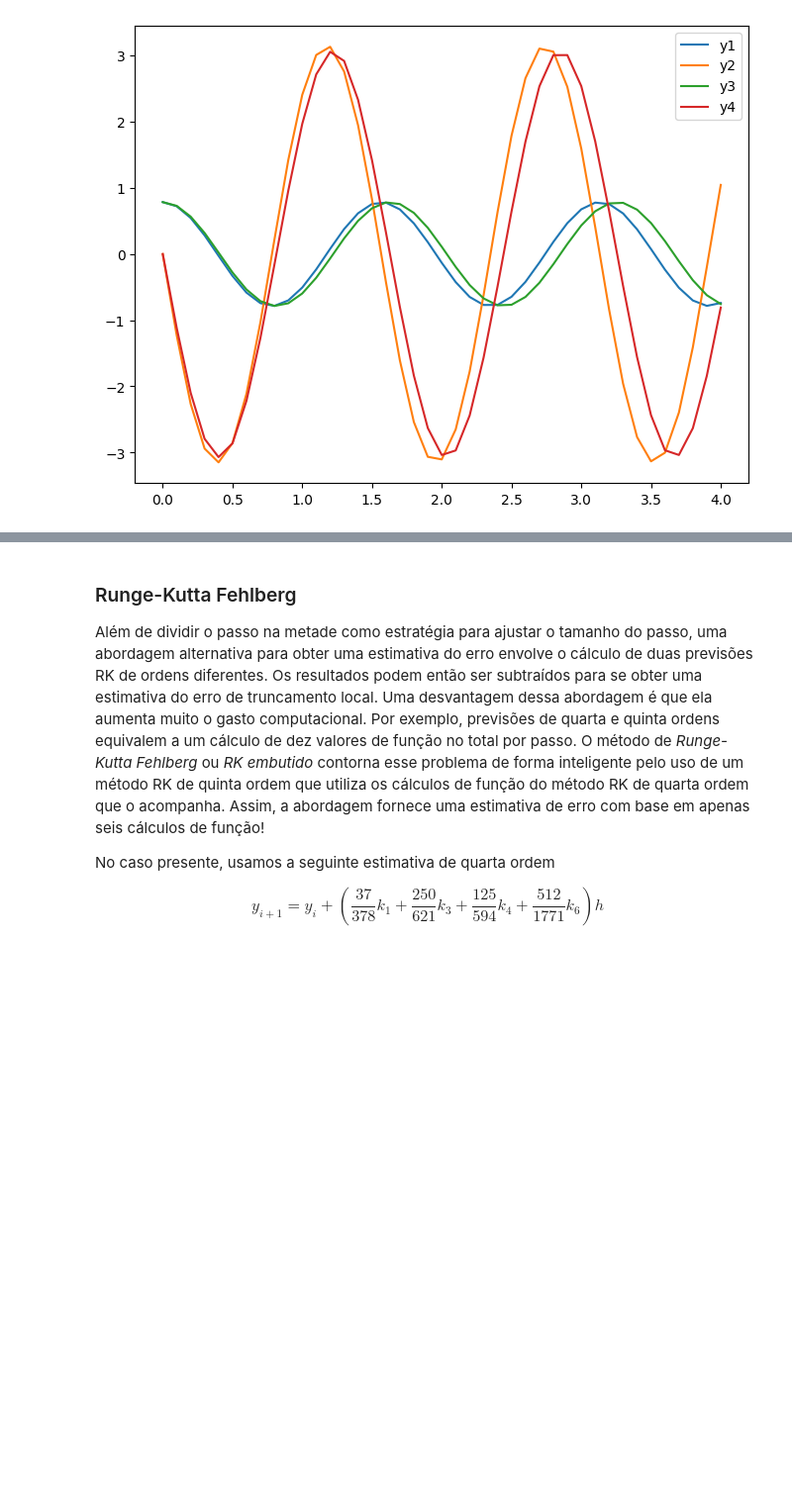
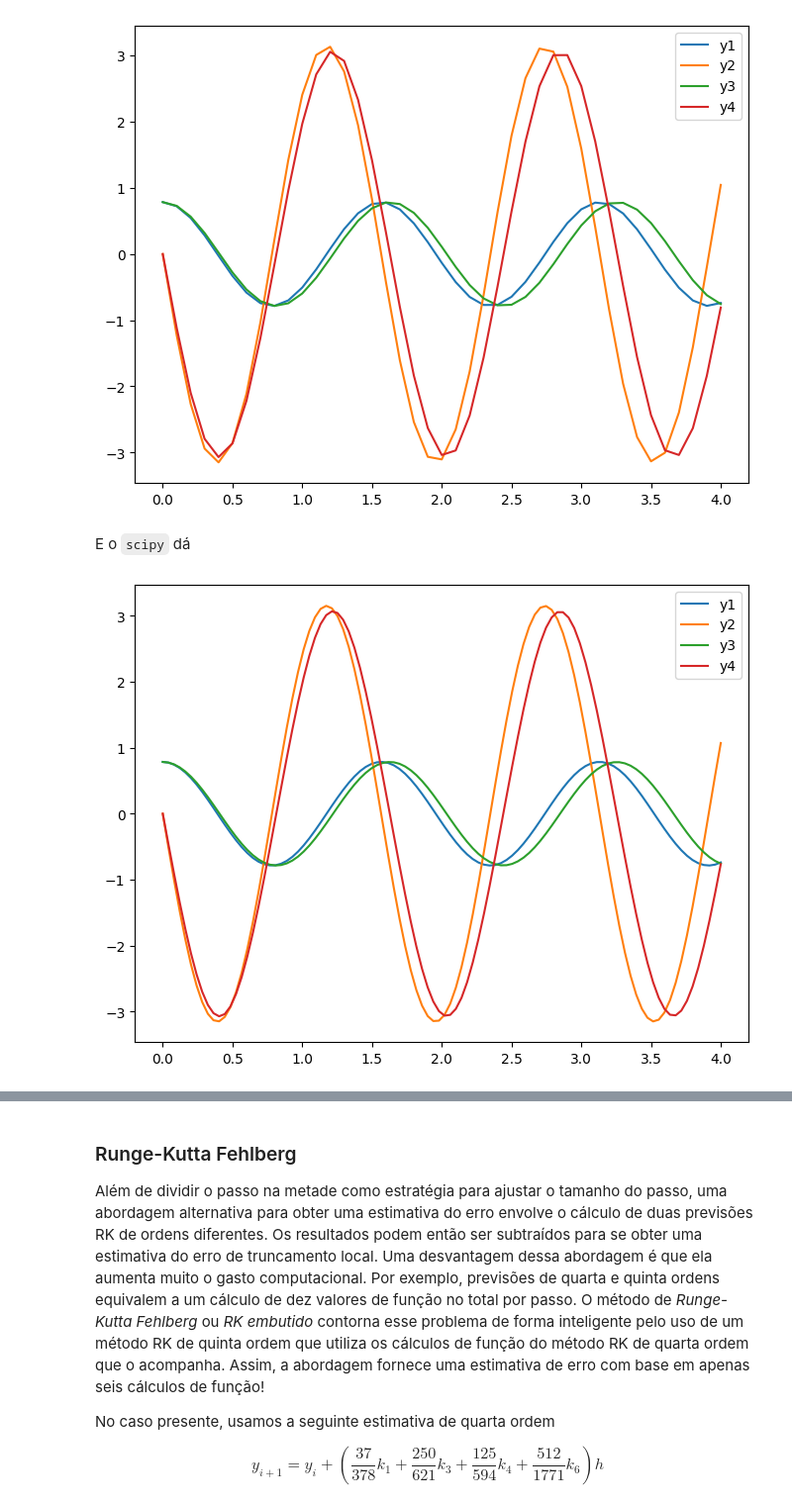
Before and after one commit to vnikoofard/numerical_methods_using_python, a Jupyter notebook: 10-EDO.ipynb, the cells around one changed output, grey strips where cells are left out. Shown at 99% size. Cells and saved outputs as stored; diff of their text form; code cells hidden in the pictures; blank space fills up the shorter version.

```diff
--- a/10-EDO.ipynb
+++ b/10-EDO.ipynb
@@ -737,6 +773,19 @@ plt.legend(('y1', 'y2', 'y3', 'y4'))
 plt.show()
 # %% [output]
 [figure]
+# %% [markdown]
+E o `scipy` dá
+# %%
+y0s = [0.785398, 0, 0.785398, 0]
+
+res = solve_ivp(Eq, interval, y0s, t_eval=t_eval)
+# %%
+plt.figure(figsize=(8,6))
+plt.plot(t_eval, res.y.T)
+plt.legend(('y1', 'y2', 'y3', 'y4'))
+plt.show()
+# %% [output]
+[figure, added]
 # %% [markdown]
 ### EDO de segunda ordem
 
```
Also changed, not shown: parts of 10 cells of this notebook.
